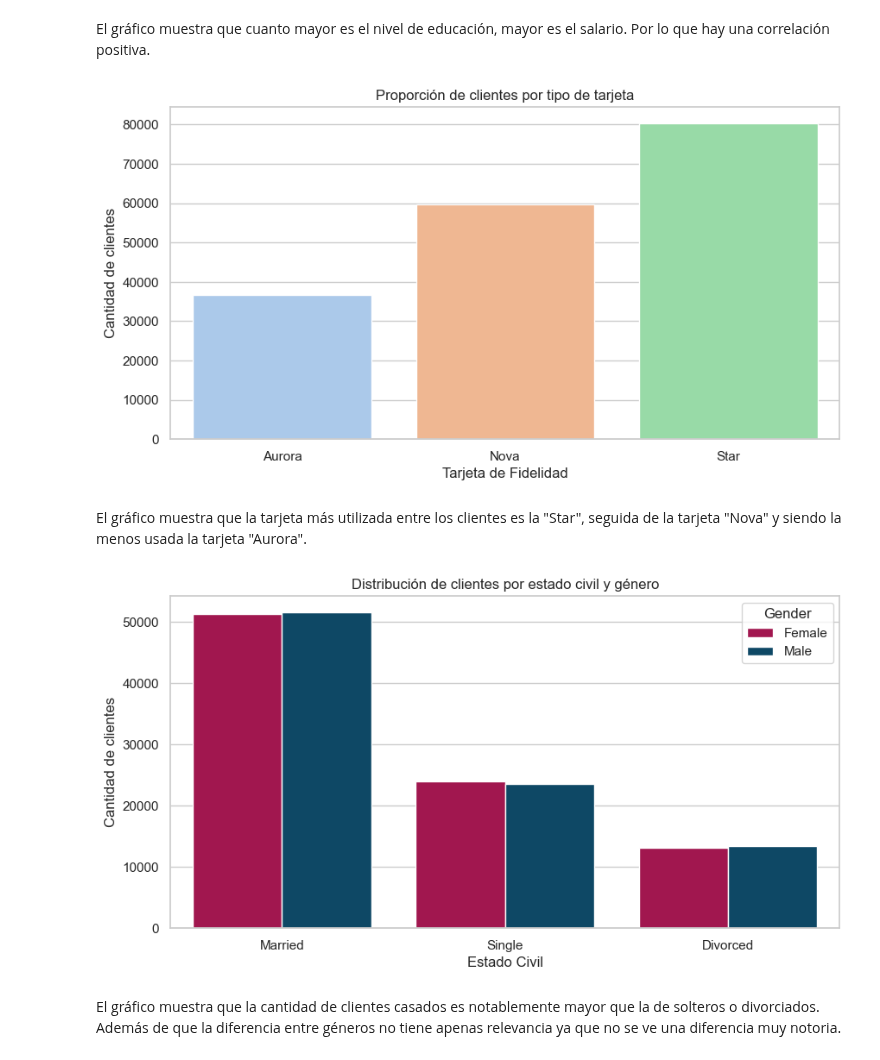
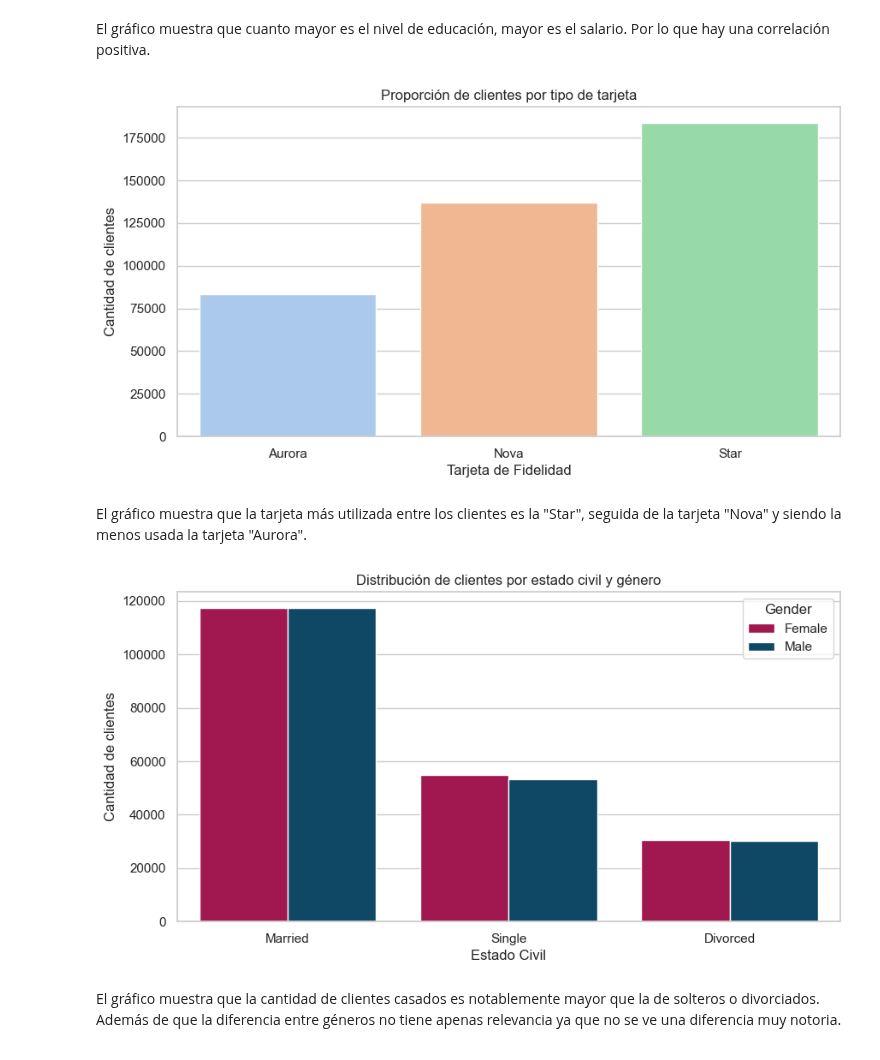
Before and after one commit to Adalab/bda-modulo-3-evaluacion-final-lucia18nozal, a Jupyter notebook: Ejercicio_Evaluacion_Modulo_3_LuciaNozal.ipynb, the cells around one changed output. Drawn from its saved outputs; the diff is of its cells as text; code cells hidden in the pictures.

```diff
--- a/Ejercicio_Evaluacion_Modulo_3_LuciaNozal.ipynb
+++ b/Ejercicio_Evaluacion_Modulo_3_LuciaNozal.ipynb
@@ -418,25 +418,25 @@ El gráfico muestra que cuanto mayor es el nivel de educación, mayor es el sala
 # Proporción de clientes según tipo de tarjeta de lealtad.
 # ¿Cuál es la proporción de clientes con diferentes tipos de tarjetas de fidelidad?
 plt.figure(figsize=(10, 5)) # Crea una nueva figura con un tamaño de 10x5 pulgadas para ajustar la visualización del gráfico.
-sns.countplot(x=data['Loyalty Card'], palette="pastel") # Muestra la cantidad de clientes por tipo de tarjeta de lealtad.
+sns.countplot(data=data_combinado, x='Loyalty Card', palette="pastel") # Muestra la cantidad de clientes por tipo de tarjeta de lealtad.
 plt.title("Proporción de clientes por tipo de tarjeta")
 plt.xlabel("Tarjeta de Fidelidad")
 plt.ylabel("Cantidad de clientes")
 plt.show()
 # %% [output]
-[figure, old version]
+[figure, new version]
 # %% [markdown]
 El gráfico muestra que la tarjeta más utilizada entre los clientes es la "Star", seguida de la tarjeta "Nova" y siendo la menos usada la tarjeta "Aurora".
 # %%
 # Distribución de clientes según estado civil y género.
 # ¿Cómo se distribuyen los clientes según su estado civil y género?
 plt.figure(figsize=(10, 5)) # Crea una nueva figura con un tamaño de 10x5 pulgadas para ajustar la visualización del gráfico.
-sns.countplot(x=data['Marital Status'], hue=data['Gender'], palette=["#B8004B", "#004D73"]) # Agrupa clientes por estado civil y género.
+sns.countplot(data=data_combinado, x='Marital Status', hue='Gender', palette=["#B8004B", "#004D73"]) # Agrupa clientes por estado civil y género.
 plt.title("Distribución de clientes por estado civil y género")
 plt.xlabel("Estado Civil")
 plt.ylabel("Cantidad de clientes")
 plt.show()
 # %% [output]
-[figure, old version]
+[figure, new version]
 # %% [markdown]
 El gráfico muestra que la cantidad de clientes casados es notablemente mayor que la de solteros o divorciados. Además de que la diferencia entre géneros no tiene apenas relevancia ya que no se ve una diferencia muy notoria.
```
Also changed, not shown: parts of 7 cells of this notebook, 7 other files.
